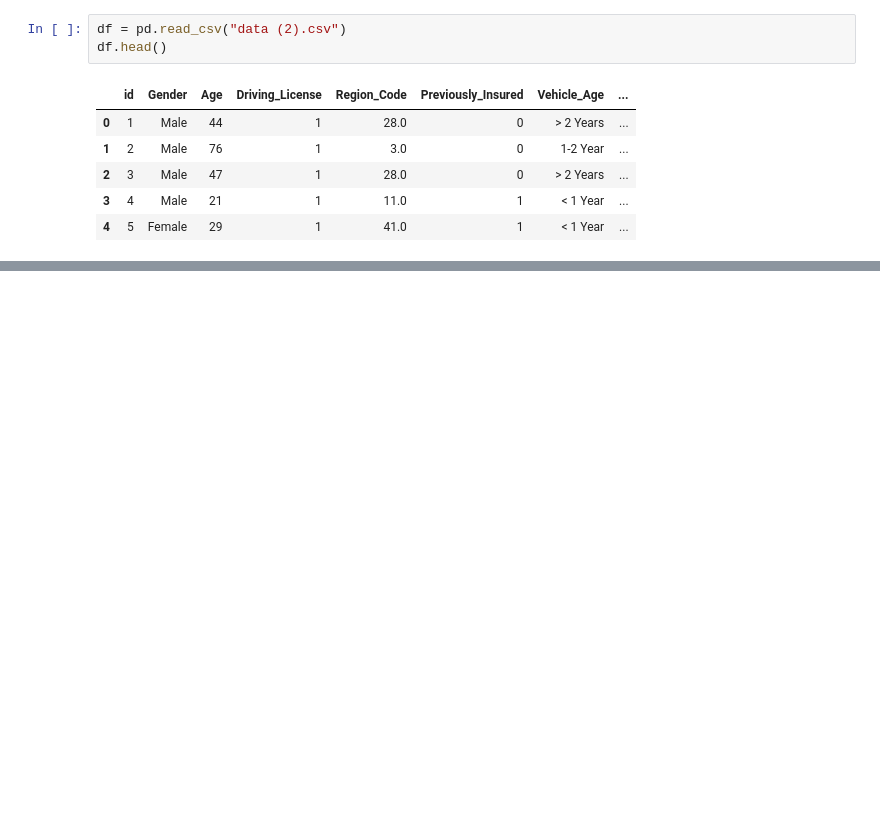
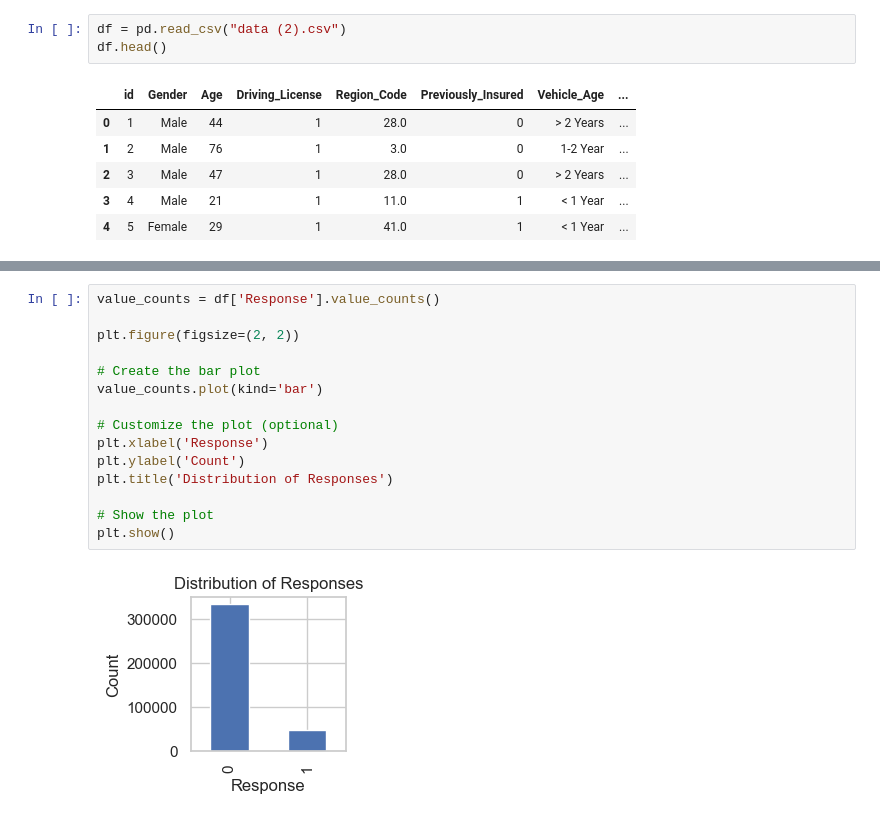
Before and after one commit to Dhirajpawar25/Vehicle-Insurance-Project, a Jupyter notebook: notebook/exp-notebook.ipynb, the cells around one changed output, grey strips where cells are left out. Cells and saved outputs as stored; diff of their text form; blank space fills up the shorter version.

```diff
--- a/notebook/exp-notebook.ipynb
+++ b/notebook/exp-notebook.ipynb
@@ -35,0 +87,17 @@ Response: [1 : Customer is interested, 0 : Customer is not interested]
+# %%
+value_counts = df['Response'].value_counts()
+
+plt.figure(figsize=(2, 2))
+
+# Create the bar plot
+value_counts.plot(kind='bar')
+
+# Customize the plot (optional)
+plt.xlabel('Response')
+plt.ylabel('Count')
+plt.title('Distribution of Responses')
+
+# Show the plot
+plt.show()
+# %% [output]
+[figure, added]
```
Also changed, not shown: parts of 42 cells of this notebook, 15 other files.
